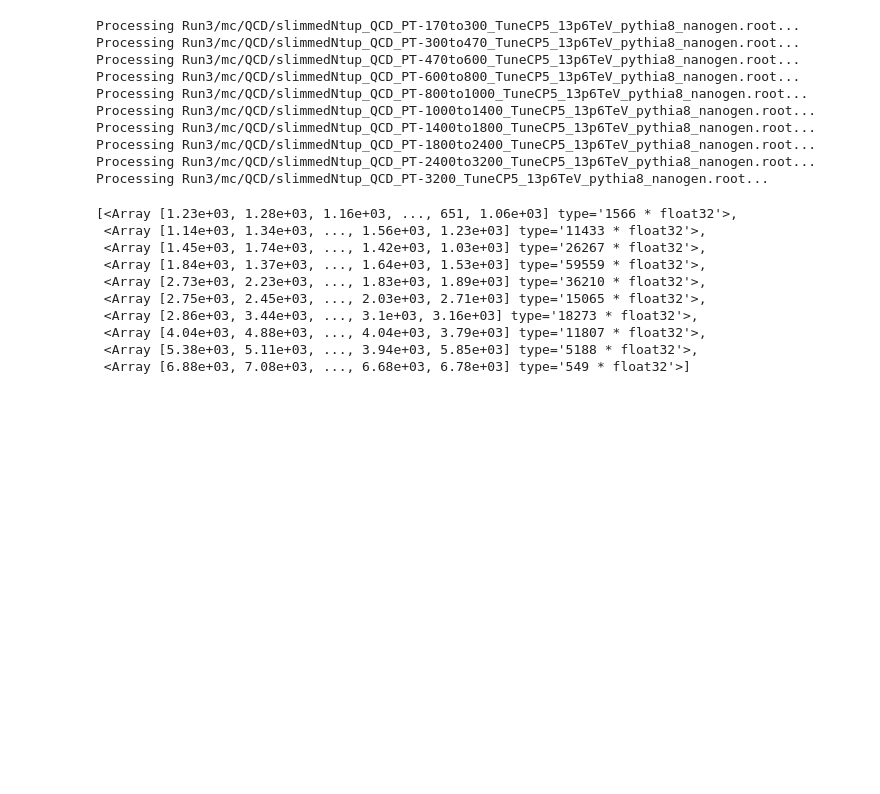
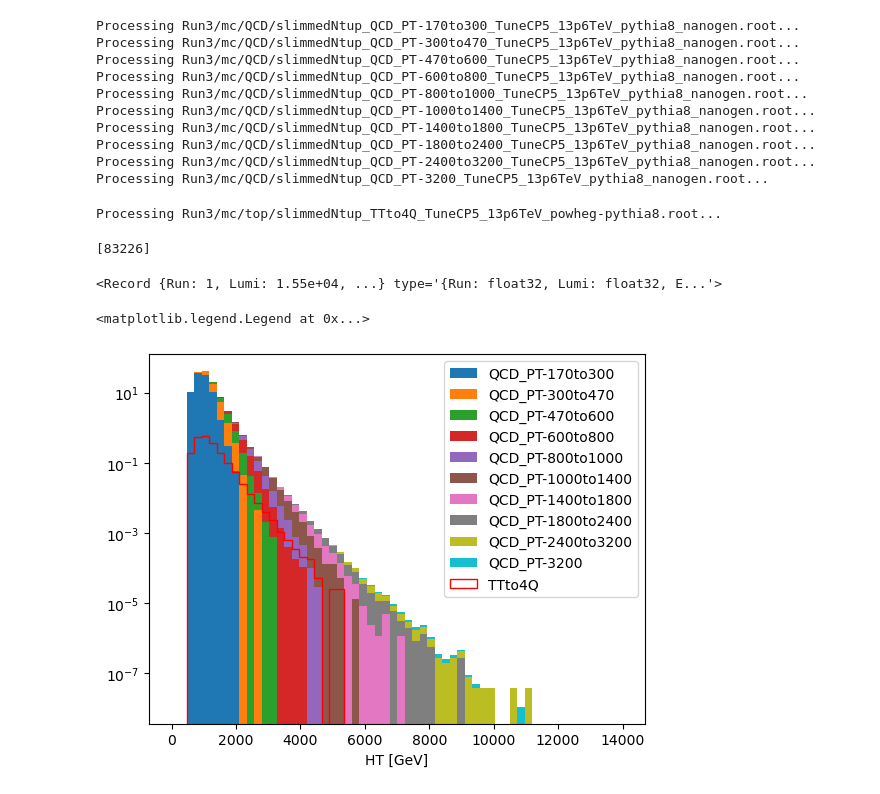
Before and after one commit to akanugan/MultiJets, a Jupyter notebook: run3_analyzer.ipynb, the cells around one changed output. Drawn from its saved outputs; the diff is of its cells as text; code cells hidden in the pictures; blank space fills up the shorter version.

```diff
--- a/run3_analyzer.ipynb
+++ b/run3_analyzer.ipynb
@@ -59,16 +60,63 @@ Processing Run3/mc/QCD/slimmedNtup_QCD_PT-1400to1800_TuneCP5_13p6TeV_pythia8_nan
 Processing Run3/mc/QCD/slimmedNtup_QCD_PT-1800to2400_TuneCP5_13p6TeV_pythia8_nanogen.root...
 Processing Run3/mc/QCD/slimmedNtup_QCD_PT-2400to3200_TuneCP5_13p6TeV_pythia8_nanogen.root...
 Processing Run3/mc/QCD/slimmedNtup_QCD_PT-3200_TuneCP5_13p6TeV_pythia8_nanogen.root...
+# %%
+files = []
+with open("Run3/top_files.txt",'r') as file_list:
+    for line in file_list:
+        line = line.strip()
+        files.append("Run3/mc/top/" + line)
+
+top_mc = {}
+
+for file in files:
+    print("Processing " + file + "...")
+    name = sample_name(file)
+    if name is None:
+        continue
+    f = uproot.open(file)
+    br = f['events'].arrays()
+
+    events = f['cut_flow_hist'].values()[0]
+    top_mc[name] = {"data": f['events'].arrays(), "weight": [x_sections[name] / events]* len(br['event_HT'])}
+    #HT.append([br['event_HT'], [x_sections[name] / events]* len(br['event_HT']),name])
+    #highest_PT_jet.append([br['ak4_pt'][:,0], [x_sections[name] / events]* len(br['ak4_pt'][:,0]),name])
+# %% [output]
+Processing Run3/mc/top/slimmedNtup_TTto4Q_TuneCP5_13p6TeV_powheg-pythia8.root...
 # %%
-[val["data"]["event_HT"] for val in qcd_mc.values()]
+[len(val["weight"]) for val in top_mc.values()]
 # %% [output]
-[<Array [1.23e+03, 1.28e+03, 1.16e+03, ..., 651, 1.06e+03] type='1566 * float32'>,
- <Array [1.14e+03, 1.34e+03, ..., 1.56e+03, 1.23e+03] type='11433 * float32'>,
- <Array [1.45e+03, 1.74e+03, ..., 1.42e+03, 1.03e+03] type='26267 * float32'>,
- <Array [1.84e+03, 1.37e+03, ..., 1.64e+03, 1.53e+03] type='59559 * float32'>,
- <Array [2.73e+03, 2.23e+03, ..., 1.83e+03, 1.89e+03] type='36210 * float32'>,
- <Array [2.75e+03, 2.45e+03, ..., 2.03e+03, 2.71e+03] type='15065 * float32'>,
- <Array [2.86e+03, 3.44e+03, ..., 3.1e+03, 3.16e+03] type='18273 * float32'>,
- <Array [4.04e+03, 4.88e+03, ..., 4.04e+03, 3.79e+03] type='11807 * float32'>,
- <Array [5.38e+03, 5.11e+03, ..., 3.94e+03, 5.85e+03] type='5188 * float32'>,
- <Array [6.88e+03, 7.08e+03, ..., 6.68e+03, 6.78e+03] type='549 * float32'>]
+[83226]
+# %%
+qcd_mc['QCD_PT-170to300']['data'][0]
+# %% [output]
+<Record {Run: 1, Lumi: 1.55e+04, ...} type='{Run: float32, Lumi: float32, E...'>
+# %%
+plt.hist(
+    [val["data"]["event_HT"] for val in qcd_mc.values()],
+    weights= [val["weight"] for val in qcd_mc.values()],
+    bins= 60,
+    stacked=True,
+    label=[key for key in qcd_mc.keys()],
+    range=(0,14000)
+    )
+
+plt.hist(
+    [val["data"]["event_HT"] for val in top_mc.values()],
+    weights= [val["weight"] for val in top_mc.values()],
+    bins= 60,
+    histtype='step',
+    color="red",
+    label=[key for key in top_mc.keys()],
+    range=(0,14000)
+    )
+
+plt.xlabel("HT [GeV]")
+#y axis is in pico-barns, need to multiply by luminosity to get num events
+#lum in inverse pico-barns
+plt.yscale('log')
+
+plt.legend()
+# %% [output]
+<matplotlib.legend.Legend at 0x...>
+[figure, added]
```
Also changed, not shown: parts of 10 cells of this notebook.
